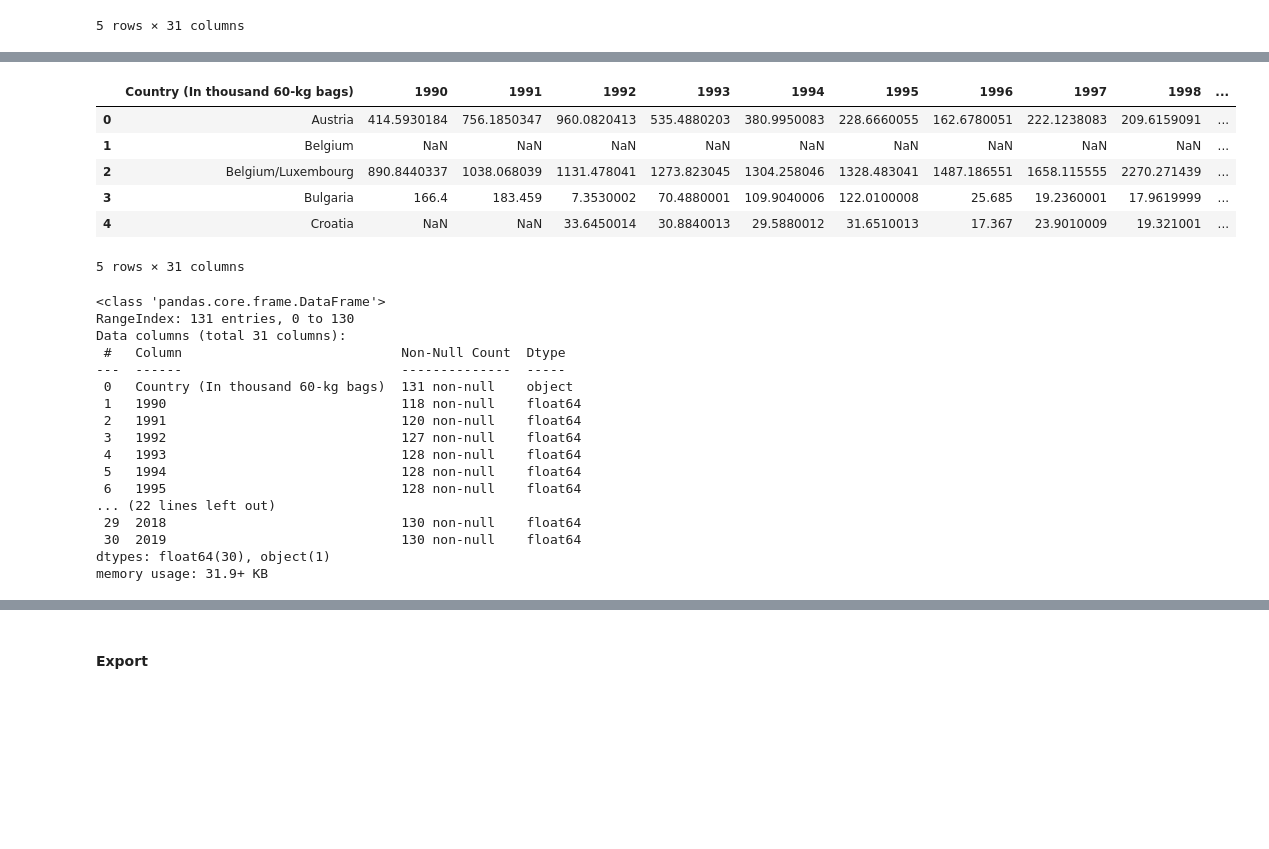
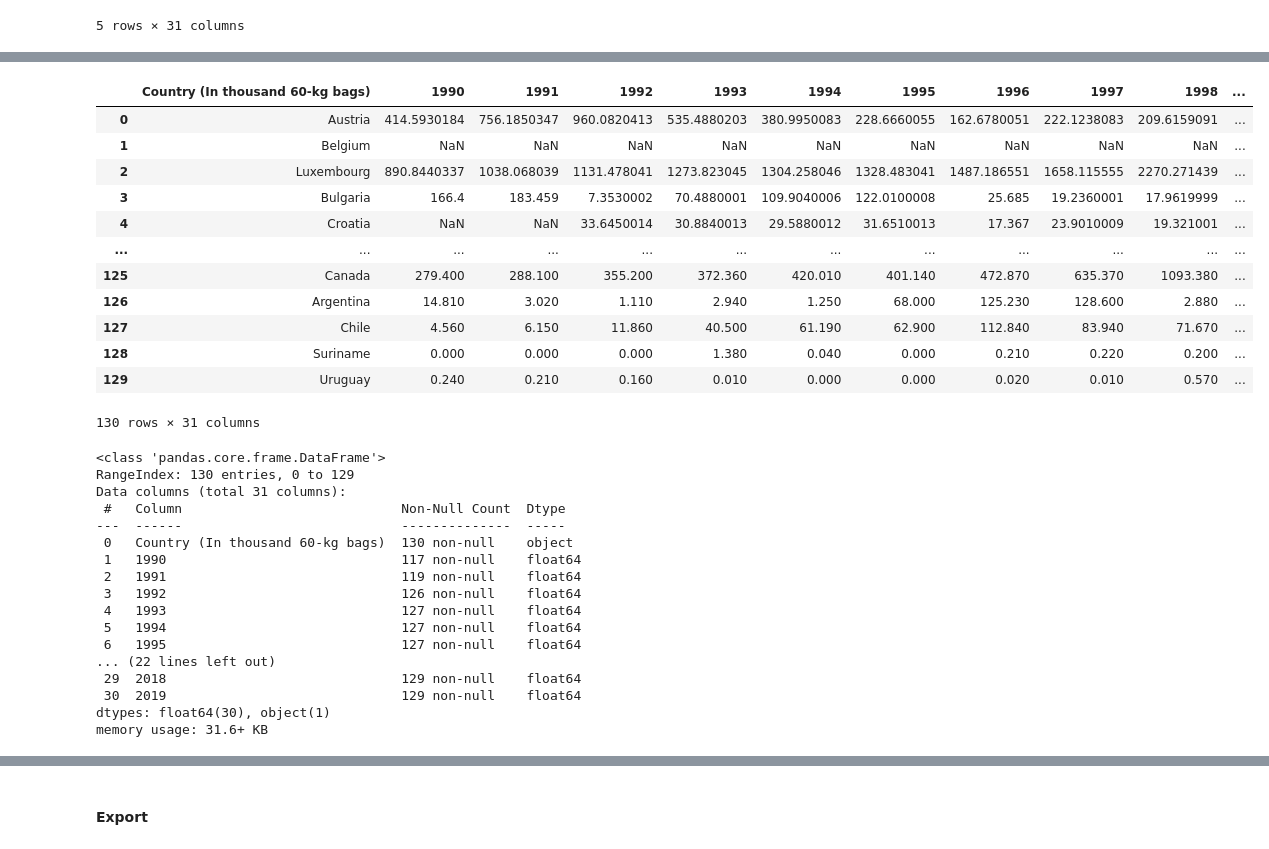
Before and after one commit to wingylui/Coffee_Trading, a Jupyter notebook: dataset_conversion/trading_data_conversion.ipynb, the cells around one changed output, grey strips where cells are left out. Cells and saved outputs as stored; diff of their text form; code cells hidden in the pictures; blank space fills up the shorter version.

```diff
--- a/dataset_conversion/trading_data_conversion.ipynb
+++ b/dataset_conversion/trading_data_conversion.ipynb
@@ -424,19 +424,25 @@ memory usage: 31.9+ KB
 # %%
 # remove (,) in each cell
 
 for column in reexport_df.columns:
     if column != "2008":
         reexport_df[column] = reexport_df[column].str.replace(",","", regex = False)
 
-reexport_df.head()
+reexport_df
 # %% [output]
 |  | Country (In thousand 60-kg bags) | 1990 | 1991 | 1992 | 1993 | 1994 | 1995 | 1996 | 1997 | 1998 | ... |
 | 0 | Austria | 414.5930184 | 756.1850347 | 960.0820413 | 535.4880203 | 380.9950083 | 228.6660055 | 162.6780051 | 222.1238083 | 209.6159091 | ... |
 | 1 | Belgium | NaN | NaN | NaN | NaN | NaN | NaN | NaN | NaN | NaN | ... |
-| 2 | Belgium/Luxembourg | 890.8440337 | 1038.068039 | 1131.478041 | 1273.823045 | 1304.258046 | 1328.483041 | 1487.186551 | 1658.115555 | 2270.271439 | ... |
+| 2 | Luxembourg | 890.8440337 | 1038.068039 | 1131.478041 | 1273.823045 | 1304.258046 | 1328.483041 | 1487.186551 | 1658.115555 | 2270.271439 | ... |
 | 3 | Bulgaria | 166.4 | 183.459 | 7.3530002 | 70.4880001 | 109.9040006 | 122.0100008 | 25.685 | 19.2360001 | 17.9619999 | ... |
 | 4 | Croatia | NaN | NaN | 33.6450014 | 30.8840013 | 29.5880012 | 31.6510013 | 17.367 | 23.9010009 | 19.321001 | ... |
+| ... | ... | ... | ... | ... | ... | ... | ... | ... | ... | ... | ... |
+| 125 | Canada | 279.400 | 288.100 | 355.200 | 372.360 | 420.010 | 401.140 | 472.870 | 635.370 | 1093.380 | ... |
+| 126 | Argentina | 14.810 | 3.020 | 1.110 | 2.940 | 1.250 | 68.000 | 125.230 | 128.600 | 2.880 | ... |
+| 127 | Chile | 4.560 | 6.150 | 11.860 | 40.500 | 61.190 | 62.900 | 112.840 | 83.940 | 71.670 | ... |
+| 128 | Suriname | 0.000 | 0.000 | 0.000 | 1.380 | 0.040 | 0.000 | 0.210 | 0.220 | 0.200 | ... |
+| 129 | Uruguay | 0.240 | 0.210 | 0.160 | 0.010 | 0.000 | 0.000 | 0.020 | 0.010 | 0.570 | ... |
-5 rows × 31 columns
+130 rows × 31 columns
 # %%
 # change cell type using astype
 dic_columns_type = {}
@@ -444,23 +450,23 @@ for column in reexport_df.columns:
     if column != "Country (In thousand 60-kg bags)":
         dic_columns_type[column] = "float"
 
-reexport_cleaned_df = reexport_df.astype(dic_columns_type)
-reexport_cleaned_df.info()
+reexport_df = reexport_df.astype(dic_columns_type)
+reexport_df.info()
 # %% [output]
 <class 'pandas.core.frame.DataFrame'>
-RangeIndex: 131 entries, 0 to 130
+RangeIndex: 130 entries, 0 to 129
 Data columns (total 31 columns):
  #   Column                            Non-Null Count  Dtype
 ---  ------                            --------------  -----
- 0   Country (In thousand 60-kg bags)  131 non-null    object
- 1   1990                              118 non-null    float64
- 2   1991                              120 non-null    float64
- 3   1992                              127 non-null    float64
- 4   1993                              128 non-null    float64
- 5   1994                              128 non-null    float64
- 6   1995                              128 non-null    float64
+ 0   Country (In thousand 60-kg bags)  130 non-null    object
+ 1   1990                              117 non-null    float64
+ 2   1991                              119 non-null    float64
+ 3   1992                              126 non-null    float64
+ 4   1993                              127 non-null    float64
+ 5   1994                              127 non-null    float64
+ 6   1995                              127 non-null    float64
 ... (22 lines left out)
- 29  2018                              130 non-null    float64
- 30  2019                              130 non-null    float64
+ 29  2018                              129 non-null    float64
+ 30  2019                              129 non-null    float64
 dtypes: float64(30), object(1)
-memory usage: 31.9+ KB
+memory usage: 31.6+ KB
```
Also changed, not shown: parts of 9 cells of this notebook.
